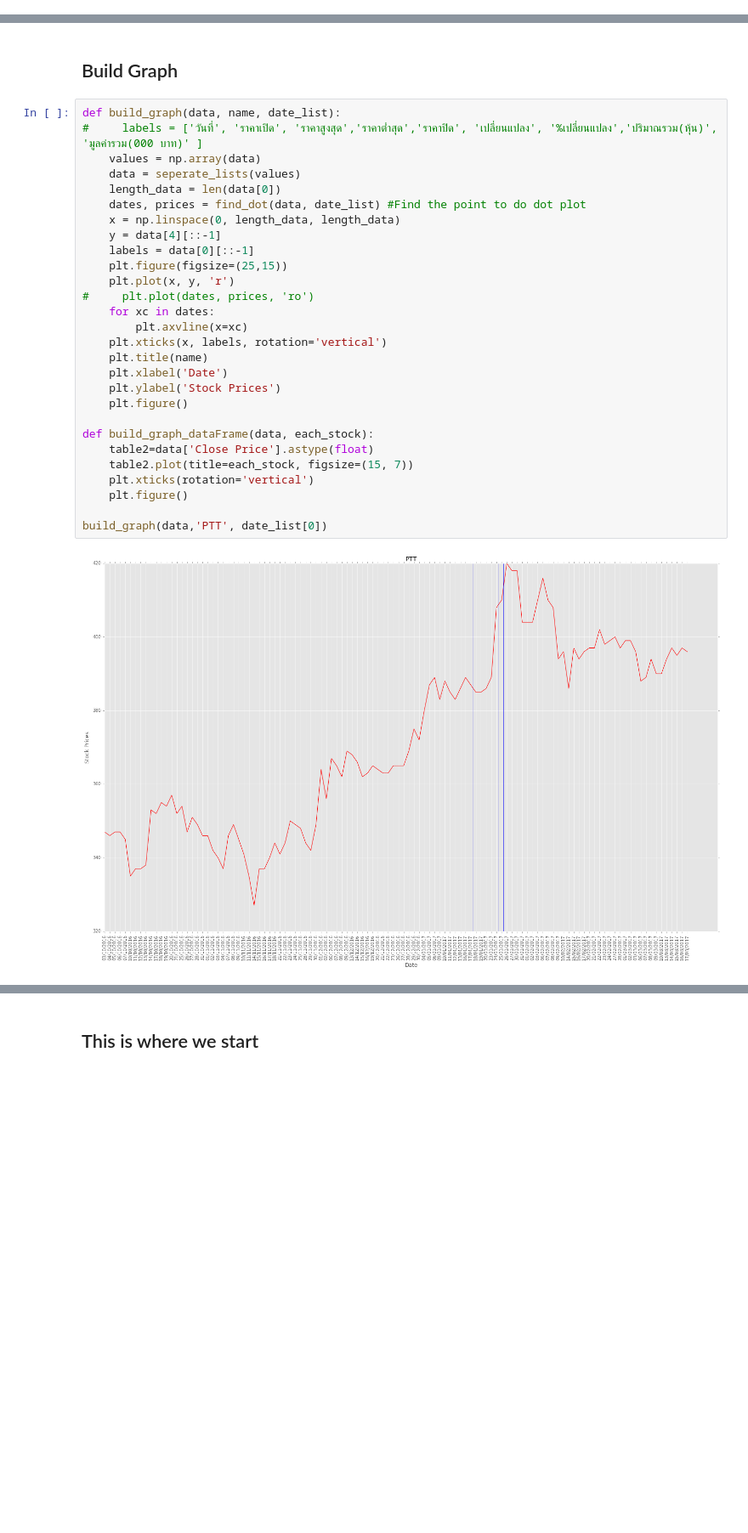
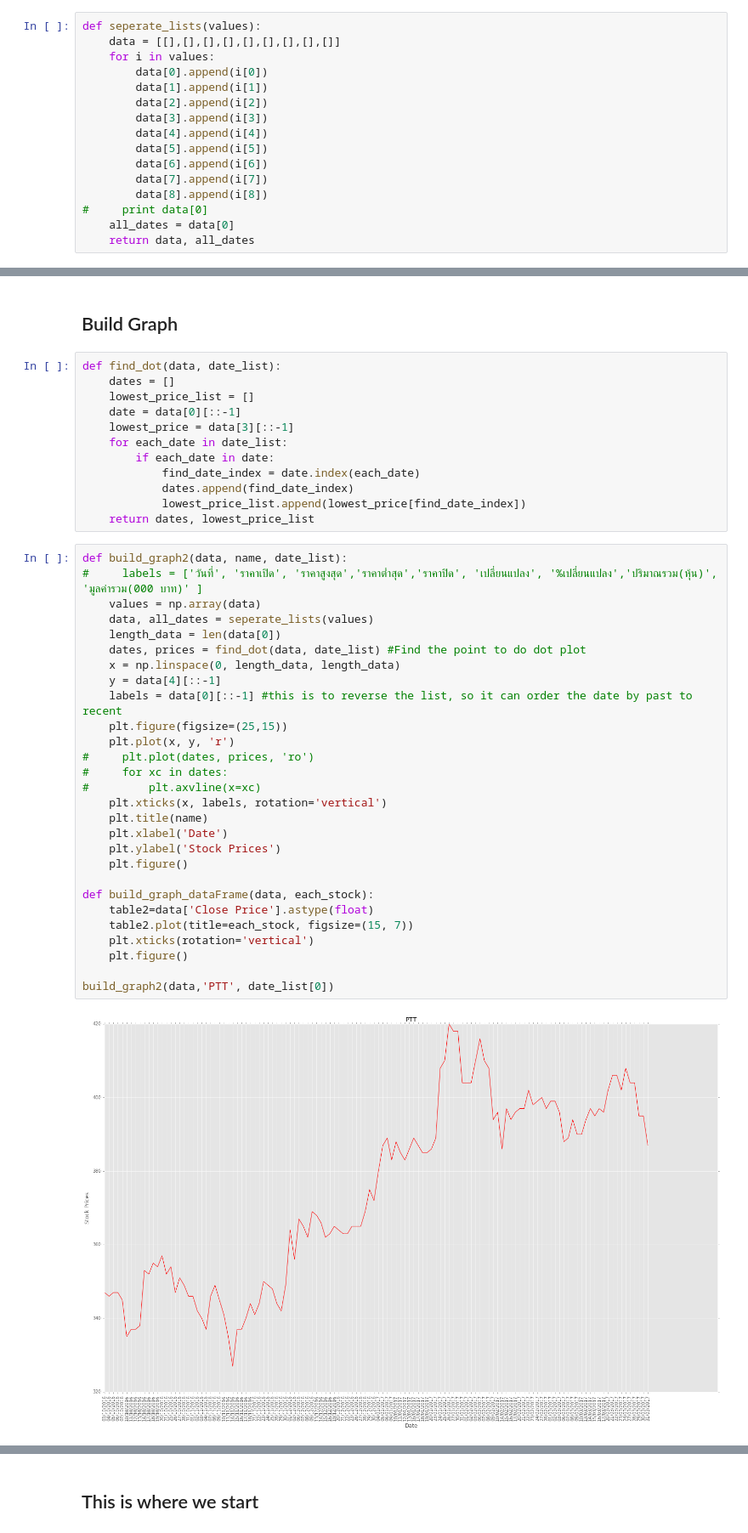
Before and after one commit to boss2bmj/Stock-Analysis, a Jupyter notebook: Stock_Analysis.ipynb, the cells around one changed output, grey strips where cells are left out. Shown: that part at 85% size. Saved outputs shown, nothing was run; the diff lists cells and outputs as text; blank space fills up the shorter version.

```diff
--- a/Stock_Analysis.ipynb
+++ b/Stock_Analysis.ipynb
@@ -80,6 +110,22 @@ https://www.set.or.th/set/historicaltrading.do?symbol=PTT&page=2&language=en&cou
 
 
 I use DataFrame from pandas to make a 2-dimensional data
+# %%
+def seperate_lists(values):
+    data = [[],[],[],[],[],[],[],[],[]]
+    for i in values:
+        data[0].append(i[0])
+        data[1].append(i[1])
+        data[2].append(i[2])
+        data[3].append(i[3])
+        data[4].append(i[4])
+        data[5].append(i[5])
+        data[6].append(i[6])
+        data[7].append(i[7])
+        data[8].append(i[8])
+#     print data[0]
+    all_dates = data[0]
+    return data, all_dates
 # %%
 def build_data_frame(data):
     values = np.array(data)
@@ -128,33 +187,45 @@ data2[:10]
 # %% [markdown]
 ## Build Graph
+# %%
+def find_dot(data, date_list):
+    dates = []
+    lowest_price_list = []
+    date = data[0][::-1]
+    lowest_price = data[3][::-1]
+    for each_date in date_list:
+        if each_date in date:
+            find_date_index = date.index(each_date)
+            dates.append(find_date_index)
+            lowest_price_list.append(lowest_price[find_date_index])
+    return dates, lowest_price_list
 # %%
-def build_graph(data, name, date_list):
+def build_graph2(data, name, date_list):
 #     labels = ['วันที่', 'ราคาเปิด', 'ราคาสูงสุด','ราคาต่ำสุด','ราคาปิด', 'เปลี่ยนแปลง', '%เปลี่ยนแปลง','ปริมาณรวม(หุ้น)', 'มูลค่ารวม(000 บาท)' ]
     values = np.array(data)
-    data = seperate_lists(values)
+    data, all_dates = seperate_lists(values)
     length_data = len(data[0])
     dates, prices = find_dot(data, date_list) #Find the point to do dot plot
     x = np.linspace(0, length_data, length_data)
     y = data[4][::-1]
-    labels = data[0][::-1]
+    labels = data[0][::-1] #this is to reverse the list, so it can order the date by past to recent
     plt.figure(figsize=(25,15))
     plt.plot(x, y, 'r')
 #     plt.plot(dates, prices, 'ro')
-    for xc in dates:
-        plt.axvline(x=xc)
+#     for xc in dates:
+#         plt.axvline(x=xc)
     plt.xticks(x, labels, rotation='vertical')
     plt.title(name)
     plt.xlabel('Date')
     plt.ylabel('Stock Prices')
     plt.figure()
 
 def build_graph_dataFrame(data, each_stock):
     table2=data['Close Price'].astype(float)
     table2.plot(title=each_stock, figsize=(15, 7))
     plt.xticks(rotation='vertical')
     plt.figure()
 
-build_graph(data,'PTT', date_list[0])
+build_graph2(data,'PTT', date_list[0])
 # %% [output]
-[figure, old version]
+[figure, new version]
 <matplotlib.figure.Figure at 0x...>
```
Also changed, not shown: parts of 12 cells of this notebook.
